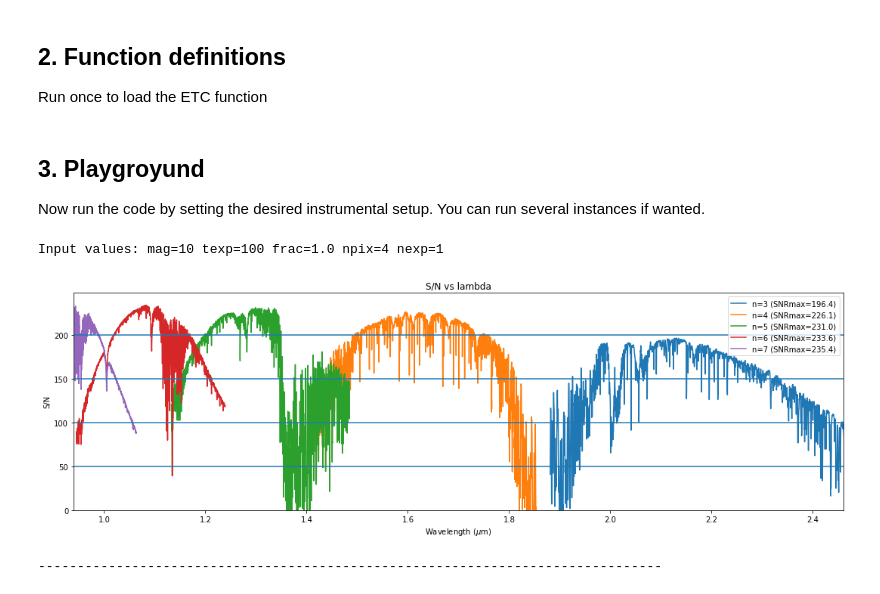
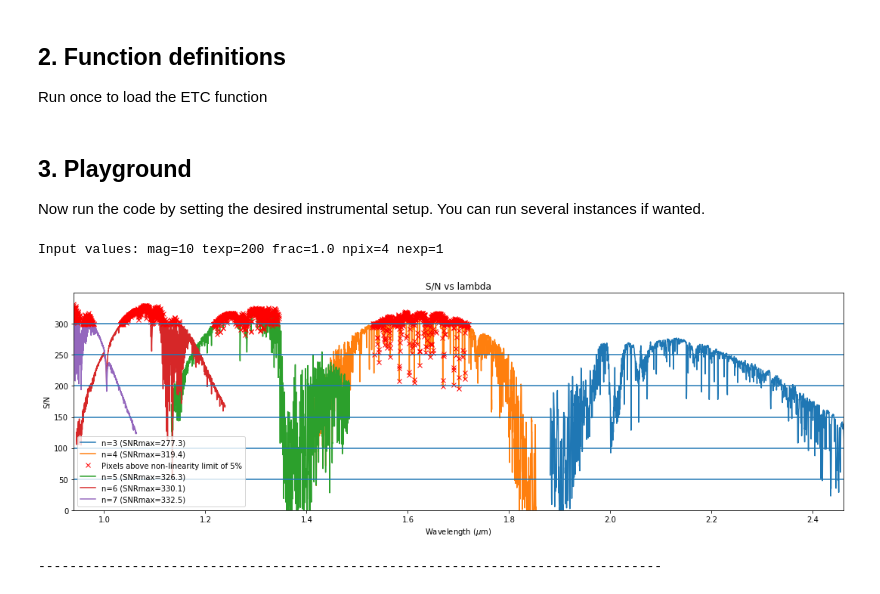
Before and after one commit to soar-telescope/notebooks_navarete, a Jupyter notebook: ETC_TripleSpec.ipynb, the cells around one changed output. Drawn from its saved outputs; the diff is of its cells as text; code cells hidden in the pictures.

Commit message:
Update ETC_TripleSpec.ipynb
Flag saturated pixels on ETC output.

```diff
--- a/ETC_TripleSpec.ipynb
+++ b/ETC_TripleSpec.ipynb
@@ -49,15 +50,19 @@ def tspec_etc(mag=10, texp=10, npix=5, nexp=1, frac=1.0, output=None):
       Main ETC function for TripleSpec
     """
 
-    ReadNoise =	5
-    Gain      =	1.1
-    i_dark    = 0.01
+    ReadNoise =  10.5 #  e-
+    Gain      =	  1.1 #  e-/DN
+    i_dark    =  0.01 #  e-/sec
+    satur     = 90000 #  e- - limit for linearity regime up to 5%
 
     data = ascii.read("TripleSpec_ETC_input.dat", data_start=2)
 
     #  calculations
     etc_flux = frac * ( texp *      data['Cal']    * Gain ) * 10 ** ( ( 10 - mag ) / 2.5 )
     etc_bkg  = npix * ( texp * abs( data['Bkgrnd'] * Gain ) + ReadNoise**2 )
+
+    # flag saturated pixels using single exposure case in DN
+    idx_nlinear = etc_flux / frac > ( satur )
 
     #  obtain the SNR curve
     etc = np.sqrt(nexp) * etc_flux / np.sqrt( abs(etc_flux) + etc_bkg )
@@ -70,11 +75,23 @@ def tspec_etc(mag=10, texp=10, npix=5, nexp=1, frac=1.0, output=None):
     xtitle = r'Wavelength ($\mu$m)'
     ytitle = 'S/N'
 
+    #  flag non-linear or saturated pixels
+    fl_nlin = None
+
     orders = range(3,8)
+
     for order in orders:
         pp = ( data['Order'] == order )
+        nl = pp * idx_nlinear
         max_sn = np.max(etc[pp])
         ax.plot(data['Lambda'][pp], etc[pp], label=f'n={order} (SNRmax={max_sn:.1f})')
+
+        #  flag non-linear or saturated pixels
+        if sum(nl) > 0:
+            label_nlinear = f'Pixels above non-linearity limit of 5%'
+            if fl_nlin is not None: label_nlinear=''
+            ax.plot(data['Lambda'][nl], etc[nl], 'x', color='red', label=label_nlinear)
+            fl_nlin=1
 
     max_etc=np.max(etc)
     etc_ref = [50,100,150,200,250,300,500,1000]
@@ -99,11 +116,11 @@ def tspec_etc(mag=10, texp=10, npix=5, nexp=1, frac=1.0, output=None):
 
     print('--------------------------------------------------------------------------------')
 # %% [markdown]
-## 3. Playgroyund
+## 3. Playground
 Now run the code by setting the desired instrumental setup. You can run several instances if wanted.
 # %%
-tspec_etc(mag=10, texp=100, npix=4, nexp=1, frac=1.0, output=None)
+tspec_etc(mag=10, texp=200, npix=4, nexp=1, frac=1.0, output=None)
 # %% [output]
-Input values: mag=10 texp=100 frac=1.0 npix=4 nexp=1
+Input values: mag=10 texp=200 frac=1.0 npix=4 nexp=1
-[figure, old version]
+[figure, new version]
 --------------------------------------------------------------------------------
```
Also changed, not shown: parts of 1 cell of this notebook.
